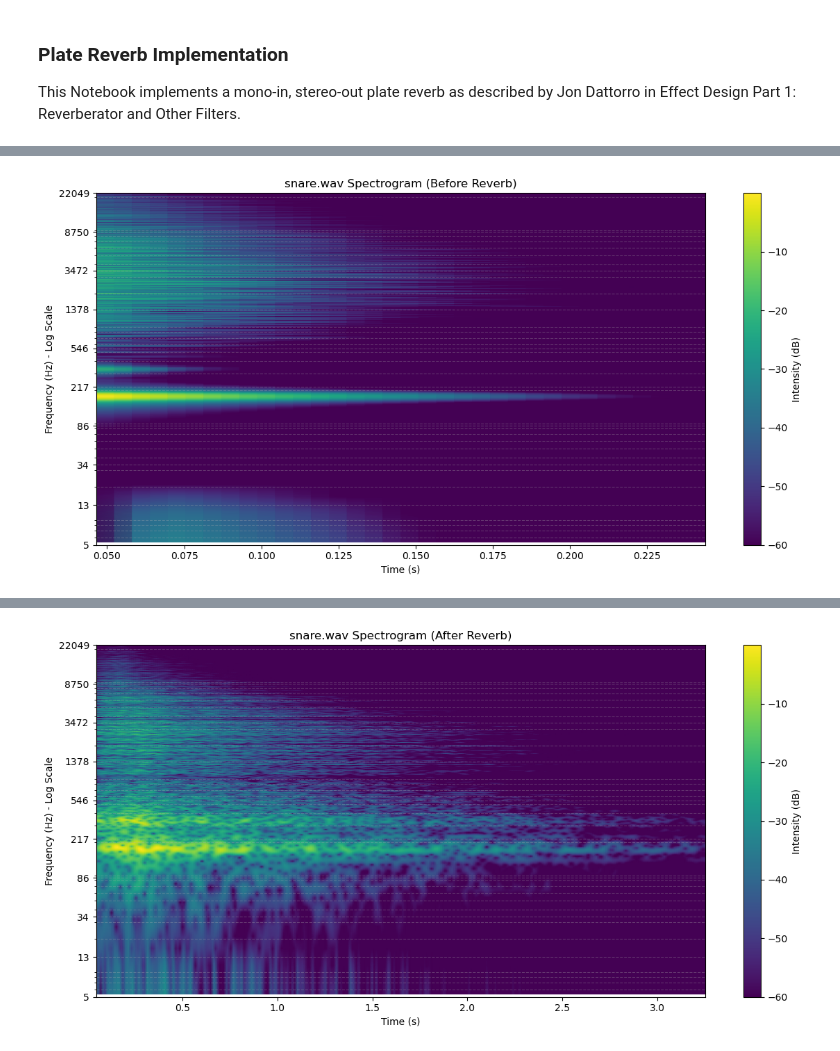
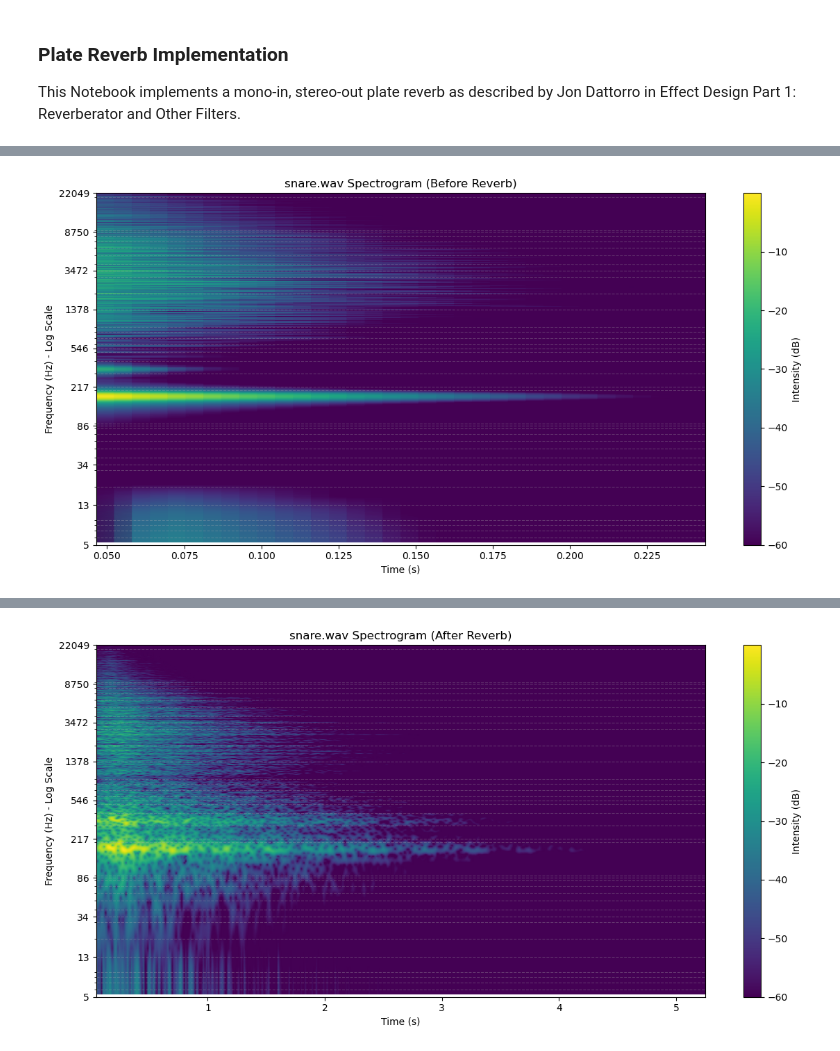
Before and after one commit to RobertTylman/DST_Plate_Reverb, a Jupyter notebook: hw4.ipynb, the cells around one changed output, grey strips where cells are left out. Saved outputs shown, nothing was run; the diff lists cells and outputs as text; code cells hidden in the pictures.

```diff
--- a/hw4.ipynb
+++ b/hw4.ipynb
@@ -247,26 +226,25 @@ def spectrogram(x, Fs, title='Log-Frequency Spectrogram', NFFT=4096, noverlap=35
     plt.show()
 # %%
 # Load input
-Fs, x = wavfile.read('snare.wav')
+inputPath = 'snare.wav'
+Fs, x = wavfile.read(inputPath)
 
-# Match modulation to file sample-rate
-MAPF1.sample_rate = float(Fs)
-MAPF2.sample_rate = float(Fs)
+input = np.concatenate([x, np.zeros(int(5.0 * Fs), dtype=np.float32)]) #add 5 seconds of zeros to the end of the input
 
-# Apply reverb
-x_in = np.concatenate([x, np.zeros(int(3.0 * Fs), dtype=np.float32)])
-y = np.zeros((len(x_in), 2), dtype=np.float32)
-for i, s in enumerate(x_in):
-    y[i] = process_reverb_sample(float(s))
-y *= 0.95 / max(np.max(np.abs(y)), 1e-12)
+# Allocates a stereo output buffer with one frame per input sample.
+output = np.zeros((len(input), 2), dtype=np.float32)
+
+# Processes each mono input sample through reverb function and writes to output
+for i, sample in enumerate(input):
+    output[i] = processReverbSample(sample)
 
 # Display audio + spectrograms
 display(Audio(x, rate=Fs))
-spectrogram(x, Fs, 'snare.wav Spectrogram (Before Reverb)')
-display(Audio(y.T, rate=Fs))
-spectrogram(y.mean(axis=1), Fs, 'snare.wav Spectrogram (After Reverb)')
+spectrogram(x, Fs, f'{inputPath} Spectrogram (Before Reverb)')
+display(Audio(output.T, rate=Fs))
+spectrogram(output.mean(axis=1), Fs, f'{inputPath} Spectrogram (After Reverb)')
 # %% [output]
 [interactive output not drawn]
 [figure]
 [interactive output not drawn]
-[figure, old version]
+[figure, new version]
```
Also changed, not shown: parts of 4 cells of this notebook, 1 other file.
